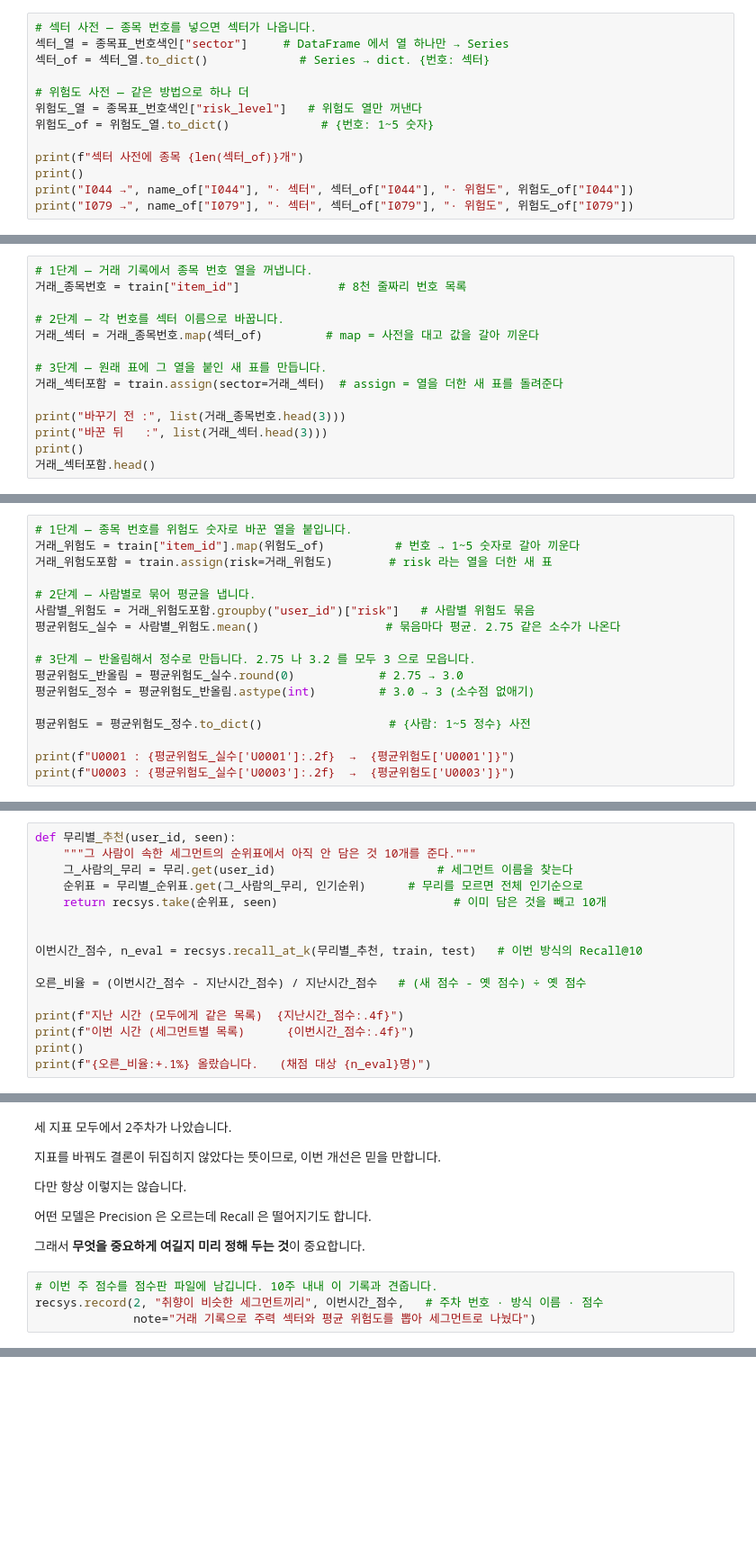
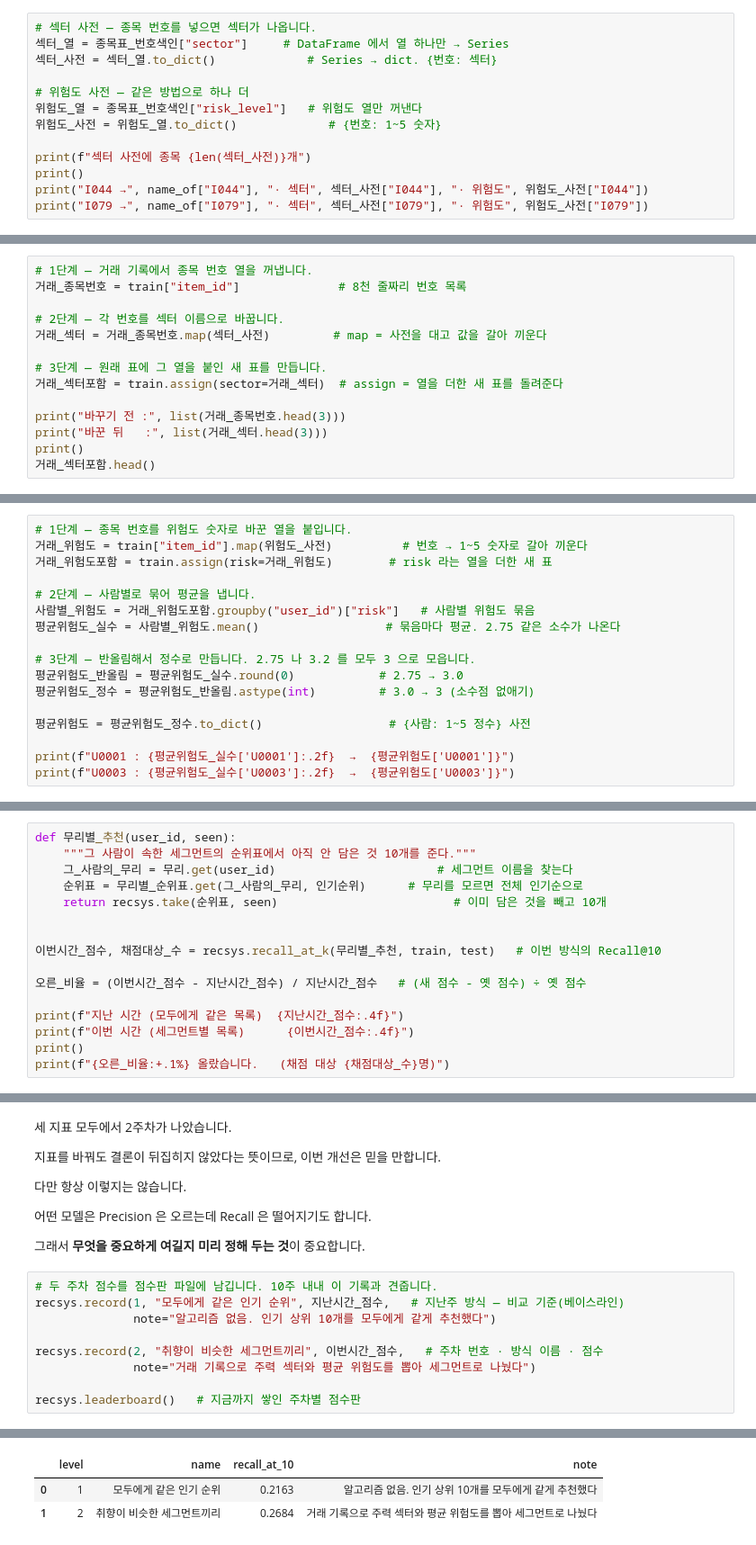
Before and after one commit to welovecherry/recsys, a Jupyter notebook: notebooks/02_rules_metrics.ipynb, the cells around one changed output, grey strips where cells are left out. Shown at 90% size. Drawn from its saved outputs; the diff is of its cells as text; blank space fills up the shorter version.

```diff
--- a/notebooks/02_rules_metrics.ipynb
+++ b/notebooks/02_rules_metrics.ipynb
@@ -253,16 +267,16 @@ print(f"지난 시간 방식의 점수  Recall@10 = {지난시간_점수:.4f}")
 # %%
 # 섹터 사전 — 종목 번호를 넣으면 섹터가 나옵니다.
 섹터_열 = 종목표_번호색인["sector"]     # DataFrame 에서 열 하나만 → Series
-섹터_of = 섹터_열.to_dict()             # Series → dict. {번호: 섹터}
+섹터_사전 = 섹터_열.to_dict()             # Series → dict. {번호: 섹터}
 
 # 위험도 사전 — 같은 방법으로 하나 더
 위험도_열 = 종목표_번호색인["risk_level"]   # 위험도 열만 꺼낸다
-위험도_of = 위험도_열.to_dict()             # {번호: 1~5 숫자}
+위험도_사전 = 위험도_열.to_dict()             # {번호: 1~5 숫자}
 
-print(f"섹터 사전에 종목 {len(섹터_of)}개")
+print(f"섹터 사전에 종목 {len(섹터_사전)}개")
 print()
-print("I044 →", name_of["I044"], "· 섹터", 섹터_of["I044"], "· 위험도", 위험도_of["I044"])
-print("I079 →", name_of["I079"], "· 섹터", 섹터_of["I079"], "· 위험도", 위험도_of["I079"])
+print("I044 →", name_of["I044"], "· 섹터", 섹터_사전["I044"], "· 위험도", 위험도_사전["I044"])
+print("I079 →", name_of["I079"], "· 섹터", 섹터_사전["I079"], "· 위험도", 위험도_사전["I079"])
 # %% [output]
 섹터 사전에 종목 100개
 
@@ -279,7 +293,7 @@ I079 → KODEX 레버리지 · 섹터 레버리지 · 위험도 5
 거래_종목번호 = train["item_id"]              # 8천 줄짜리 번호 목록
 
 # 2단계 — 각 번호를 섹터 이름으로 바꿉니다.
-거래_섹터 = 거래_종목번호.map(섹터_of)         # map = 사전을 대고 값을 갈아 끼운다
+거래_섹터 = 거래_종목번호.map(섹터_사전)         # map = 사전을 대고 값을 갈아 끼운다
 
 # 3단계 — 원래 표에 그 열을 붙인 새 표를 만듭니다.
 거래_섹터포함 = train.assign(sector=거래_섹터)  # assign = 열을 더한 새 표를 돌려준다
@@ -343,7 +357,7 @@ U0003 의 주력 섹터 : 레버리지
 그래서 그 사람이 담은 종목들의 **평균 위험도**를 하나 더 씁니다.
 # %%
 # 1단계 — 종목 번호를 위험도 숫자로 바꾼 열을 붙입니다.
-거래_위험도 = train["item_id"].map(위험도_of)          # 번호 → 1~5 숫자로 갈아 끼운다
+거래_위험도 = train["item_id"].map(위험도_사전)          # 번호 → 1~5 숫자로 갈아 끼운다
 거래_위험도포함 = train.assign(risk=거래_위험도)        # risk 라는 열을 더한 새 표
 
 # 2단계 — 사람별로 묶어 평균을 냅니다.
@@ -466,14 +514,14 @@ def 무리별_추천(user_id, seen):
     return recsys.take(순위표, seen)                         # 이미 담은 것을 빼고 10개
 
 
-이번시간_점수, n_eval = recsys.recall_at_k(무리별_추천, train, test)   # 이번 방식의 Recall@10
+이번시간_점수, 채점대상_수 = recsys.recall_at_k(무리별_추천, train, test)   # 이번 방식의 Recall@10
 
 오른_비율 = (이번시간_점수 - 지난시간_점수) / 지난시간_점수   # (새 점수 - 옛 점수) ÷ 옛 점수
 
 print(f"지난 시간 (모두에게 같은 목록)  {지난시간_점수:.4f}")
 print(f"이번 시간 (세그먼트별 목록)      {이번시간_점수:.4f}")
 print()
-print(f"{오른_비율:+.1%} 올랐습니다.   (채점 대상 {n_eval}명)")
+print(f"{오른_비율:+.1%} 올랐습니다.   (채점 대상 {채점대상_수}명)")
 # %% [output]
 지난 시간 (모두에게 같은 목록)  0.2163
 이번 시간 (세그먼트별 목록)      0.2684
@@ -686,7 +734,12 @@ NDCG@10      = 0.1923
 
 그래서 **무엇을 중요하게 여길지 미리 정해 두는 것**이 중요합니다.
 # %%
-# 이번 주 점수를 점수판 파일에 남깁니다. 10주 내내 이 기록과 견줍니다.
+# 두 주차 점수를 점수판 파일에 남깁니다. 10주 내내 이 기록과 견줍니다.
+recsys.record(1, "모두에게 같은 인기 순위", 지난시간_점수,   # 지난주 방식 — 비교 기준(베이스라인)
+              note="알고리즘 없음. 인기 상위 10개를 모두에게 같게 추천했다")
+
 recsys.record(2, "취향이 비슷한 세그먼트끼리", 이번시간_점수,   # 주차 번호 · 방식 이름 · 점수
               note="거래 기록으로 주력 섹터와 평균 위험도를 뽑아 세그먼트로 나눴다")
+
+recsys.leaderboard()   # 지금까지 쌓인 주차별 점수판
 # %% [output]
@@ -698,3 +748,6 @@ recsys.record(2, "취향이 비슷한 세그먼트끼리", 이번시간_점수,
+|  | level | name | recall_at_10 | note |
+| 0 | 1 | 모두에게 같은 인기 순위 | 0.2163 | 알고리즘 없음. 인기 상위 10개를 모두에게 같게 추천했다 |
+| 1 | 2 | 취향이 비슷한 세그먼트끼리 | 0.2684 | 거래 기록으로 주력 섹터와 평균 위험도를 뽑아 세그먼트로 나눴다 |
 # %% [markdown]
 ### <mark style="display:block; background:#f8bbd0; color:#1a1a1a; padding:6px 12px; border-radius:4px">4.4 오늘의 마무리  `[PPT]`</mark>
 
```
Also changed, not shown: parts of 11 cells of this notebook, 2 other files.
